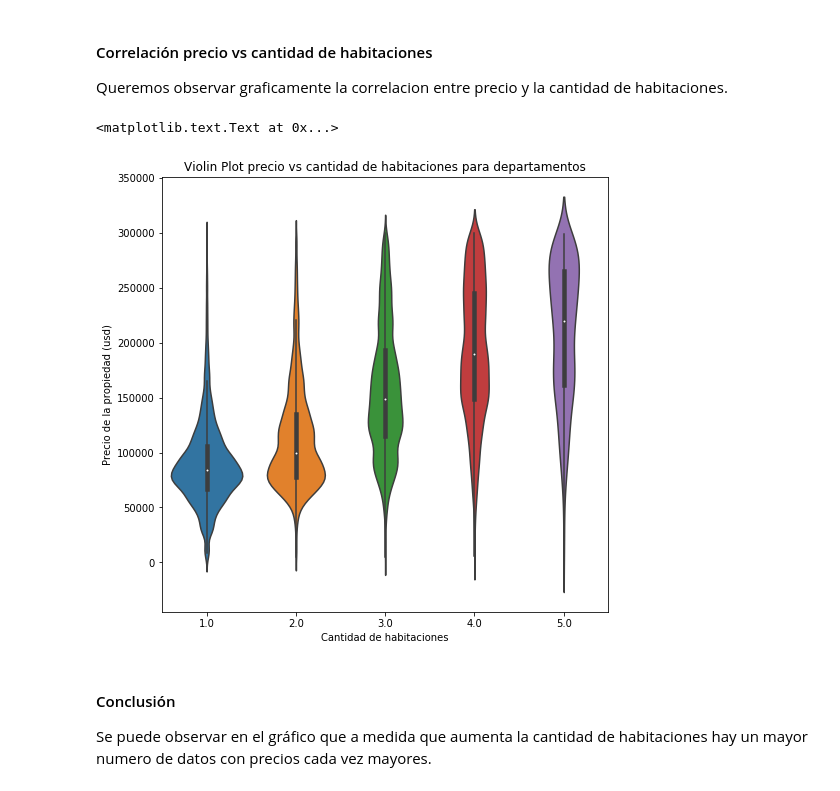
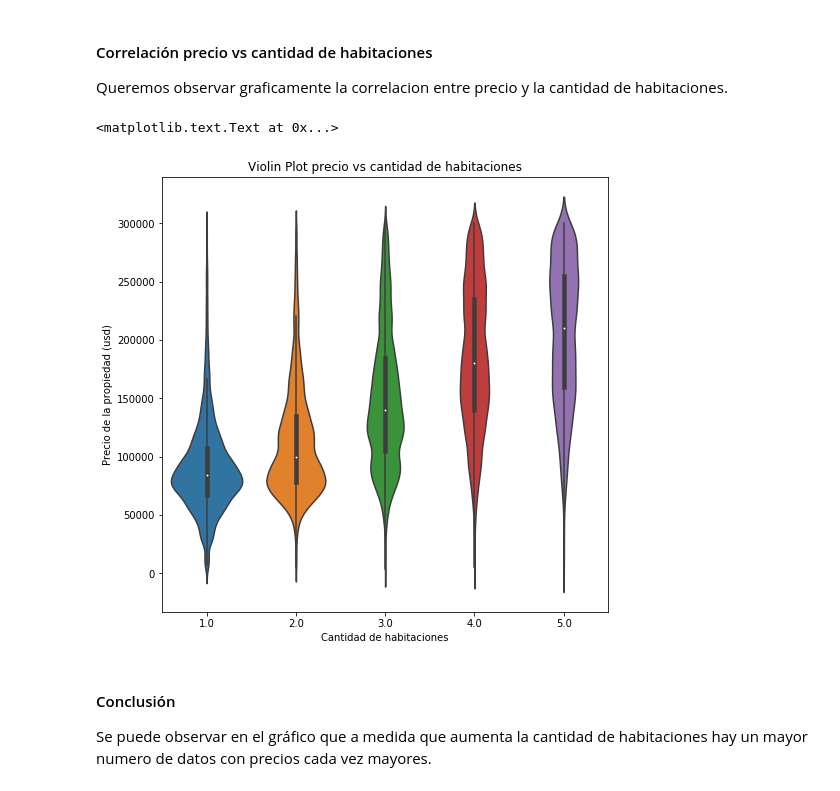
Before and after one commit to LucianoGiannotti/ProperatiDatosTP, a Jupyter notebook: Depuracion de datos.ipynb, the cells around one changed output. Cells and saved outputs as stored; diff of their text form; code cells hidden in the pictures.

```diff
--- a/Depuracion de datos.ipynb
+++ b/Depuracion de datos.ipynb
@@ -22,9 +22,6 @@ Index(['id', 'created_on', 'property_type', 'place_name',
        'price_usd_per_m2', 'price_per_m2', 'floor', 'rooms', 'expenses',
        'description', 'title'],
       dtype='object')
-# %%
-data.drop(['id', 'operation','country_name', 'properati_url', 'image_thumbnail'], 1, inplace=True)
-## el id no dice nada creo y las url tampoco
 # %%
 data.info()
 # %% [output]
@@ -633,15 +630,15 @@ Algo
 Queremos observar graficamente la correlacion entre precio y la cantidad de habitaciones.
 # %%
 #Filtramos los datos para hacer al grafico apreciable
-aux = apartments.loc[(apartments['rooms'] > 0)&(apartments['rooms'] <= 5) &(apartments['price_aprox_usd'] < 300000),['rooms', 'price_aprox_usd']]
+aux = data.loc[(data['rooms'] > 0)&(data['rooms'] <= 5) &(data['price_aprox_usd'] < 300000),['rooms', 'price_aprox_usd']]
 fig = plt.figure(figsize=(8,8))
 sns.violinplot(x='rooms', y='price_aprox_usd', data=aux)
-plt.title(u"Violin Plot precio vs cantidad de habitaciones para departamentos")
+plt.title(u"Violin Plot precio vs cantidad de habitaciones")
 plt.xlabel("Cantidad de habitaciones")
 plt.ylabel("Precio de la propiedad (usd)")
 # %% [output]
 <matplotlib.text.Text at 0x...>
-[figure, old version]
+[figure, new version]
 # %% [markdown]
 #### Conclusión
 Se puede observar en el gráfico que a medida que aumenta la cantidad de habitaciones hay un mayor numero de datos con precios cada vez mayores.
```
Also changed, not shown: parts of 6 cells of this notebook.
